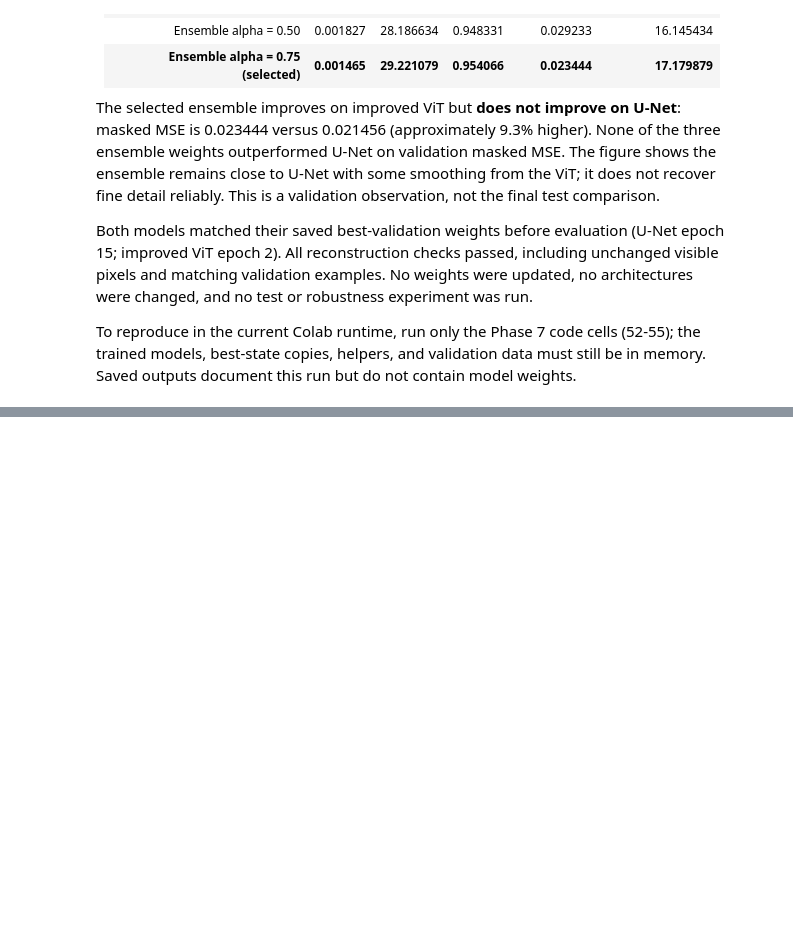
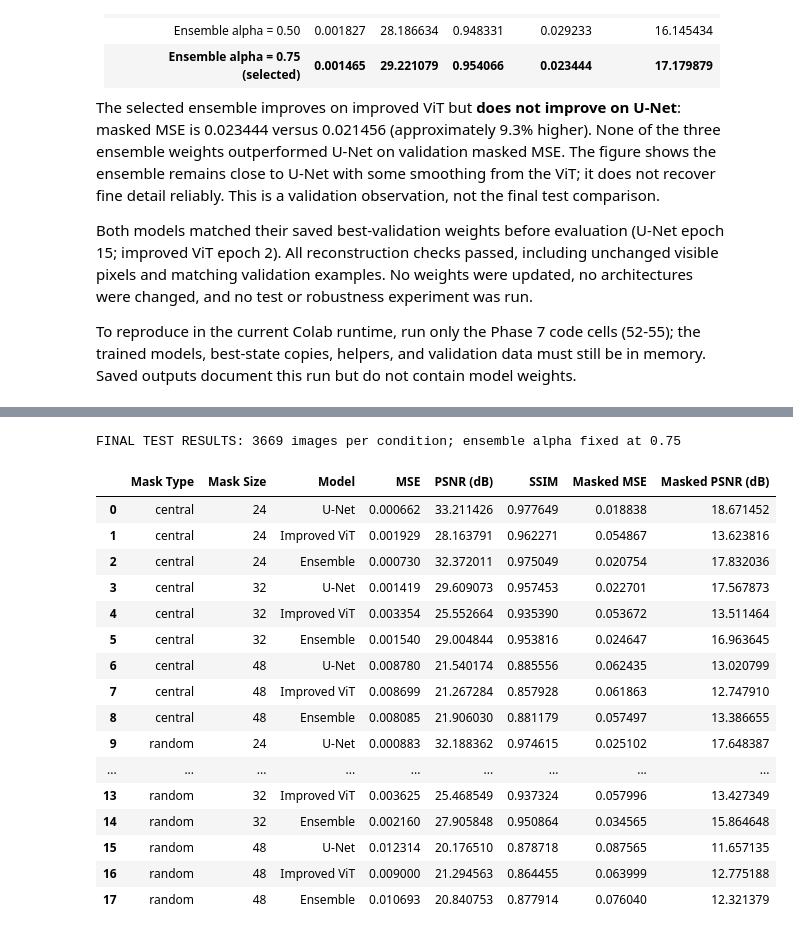
Before and after one commit to omiid-n99/cnn-vit-ensemble-classification, a Jupyter notebook: notebooks/image_inpainting.ipynb, the cells around one changed output, grey strips where cells are left out. Saved outputs shown, nothing was run; the diff lists cells and outputs as text; code cells hidden in the pictures; blank space fills up the shorter version.

```diff
--- a/notebooks/image_inpainting.ipynb
+++ b/notebooks/image_inpainting.ipynb
@@ -1387,0 +1425,36 @@ To reproduce in the current Colab runtime, run only the Phase 7 code cells (52-5
+# %%
+def make_test_inputs(targets, first_sample_index, mask_size, position):
+    """Reuse Phase 2 masks, with per-image seeds independent of batching."""
+    masks = torch.stack([
+        make_rectangular_mask(
+            target, (mask_size, mask_size), position=position,
+            seed=SEED + first_sample_index + offset + mask_size * len(test_dataset),
+        )
+        for offset, target in enumerate(targets)
+    ])
+    return apply_mask(targets, masks), masks
+
+
+def cache_test_example(targets, masked_inputs, reconstructions, index, sample_index, position, mask_size, score):
+    """Keep only a few CPU images for report figures, not the entire test set."""
+    return {
+        'sample_index': sample_index, 'position': position, 'mask_size': mask_size,
+        'ensemble_masked_mse': score,
+        'images': {
+            'Original': targets[index].clone(), 'Masked': masked_inputs[index].clone(),
+            **{name: batch[index].clone() for name, batch in reconstructions.items()},
+        },
+    }
+
+
+# Verify seed reproducibility and independence from batch boundaries without test inference.
+mask_check_images = torch.zeros(2, 3, IMAGE_SIZE, IMAGE_SIZE)
+for size in (24, 32, 48):
+    _, together = make_test_inputs(mask_check_images, 10, size, 'random')
+    _, repeated = make_test_inputs(mask_check_images, 10, size, 'random')
+    _, separate = make_test_inputs(mask_check_images[1:], 11, size, 'random')
+    assert torch.equal(together, repeated)
+    assert torch.equal(together[1:], separate)
+    assert together.shape == (2, 1, IMAGE_SIZE, IMAGE_SIZE)
+    assert torch.all(together.sum(dim=(1, 2, 3)) == size * size).item()
+print('Random masks are reproducible and independent of batch boundaries.')
@@ -1387,0 +1565,26 @@ To reproduce in the current Colab runtime, run only the Phase 7 code cells (52-5
+# %%
+final_test_results = pd.DataFrame(final_test_rows).rename(columns={
+    'Whole-image MSE': 'MSE', 'Whole-image PSNR (dB)': 'PSNR (dB)', 'Whole-image SSIM': 'SSIM',
+    'Masked-region MSE': 'Masked MSE', 'Masked-region PSNR (dB)': 'Masked PSNR (dB)',
+})
+print(f'FINAL TEST RESULTS: {len(test_dataset)} images per condition; ensemble alpha fixed at {FROZEN_ENSEMBLE_ALPHA:.2f}')
+display(final_test_results.round(6))
+# %% [output]
+FINAL TEST RESULTS: 3669 images per condition; ensemble alpha fixed at 0.75
+|  | Mask Type | Mask Size | Model | MSE | PSNR (dB) | SSIM | Masked MSE | Masked PSNR (dB) |
+| 0 | central | 24 | U-Net | 0.000662 | 33.211426 | 0.977649 | 0.018838 | 18.671452 |
+| 1 | central | 24 | Improved ViT | 0.001929 | 28.163791 | 0.962271 | 0.054867 | 13.623816 |
+| 2 | central | 24 | Ensemble | 0.000730 | 32.372011 | 0.975049 | 0.020754 | 17.832036 |
+| 3 | central | 32 | U-Net | 0.001419 | 29.609073 | 0.957453 | 0.022701 | 17.567873 |
+| 4 | central | 32 | Improved ViT | 0.003354 | 25.552664 | 0.935390 | 0.053672 | 13.511464 |
+| 5 | central | 32 | Ensemble | 0.001540 | 29.004844 | 0.953816 | 0.024647 | 16.963645 |
+| 6 | central | 48 | U-Net | 0.008780 | 21.540174 | 0.885556 | 0.062435 | 13.020799 |
+| 7 | central | 48 | Improved ViT | 0.008699 | 21.267284 | 0.857928 | 0.061863 | 12.747910 |
+| 8 | central | 48 | Ensemble | 0.008085 | 21.906030 | 0.881179 | 0.057497 | 13.386655 |
+| 9 | random | 24 | U-Net | 0.000883 | 32.188362 | 0.974615 | 0.025102 | 17.648387 |
+| ... | ... | ... | ... | ... | ... | ... | ... | ... |
+| 13 | random | 32 | Improved ViT | 0.003625 | 25.468549 | 0.937324 | 0.057996 | 13.427349 |
+| 14 | random | 32 | Ensemble | 0.002160 | 27.905848 | 0.950864 | 0.034565 | 15.864648 |
+| 15 | random | 48 | U-Net | 0.012314 | 20.176510 | 0.878718 | 0.087565 | 11.657135 |
+| 16 | random | 48 | Improved ViT | 0.009000 | 21.294563 | 0.864455 | 0.063999 | 12.775188 |
+| 17 | random | 48 | Ensemble | 0.010693 | 20.840753 | 0.877914 | 0.076040 | 12.321379 |
```
Also changed, not shown: parts of 10 cells of this notebook.
